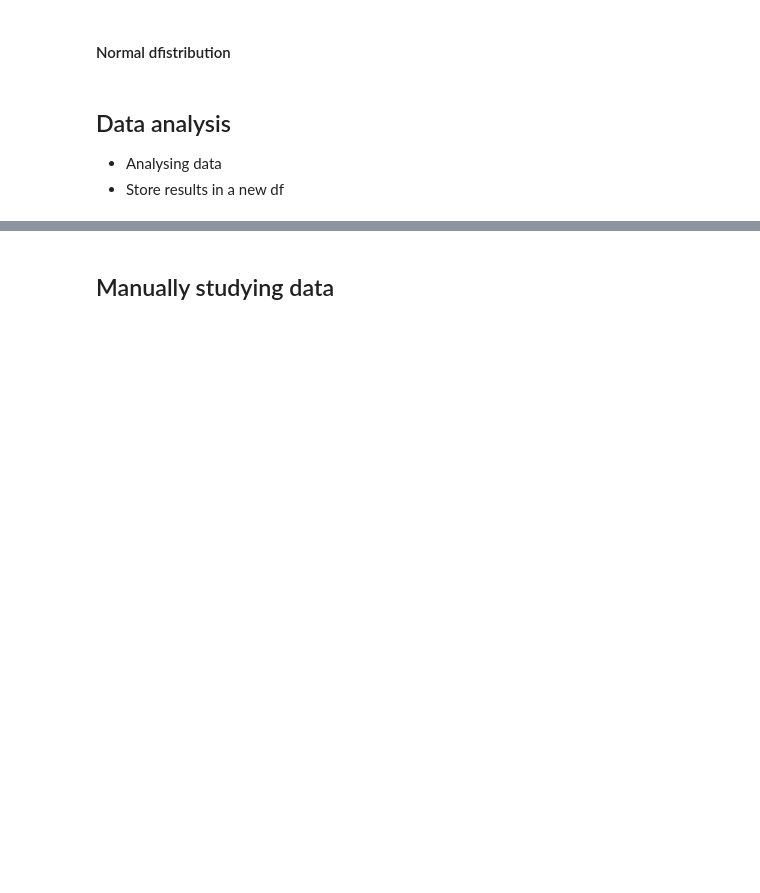
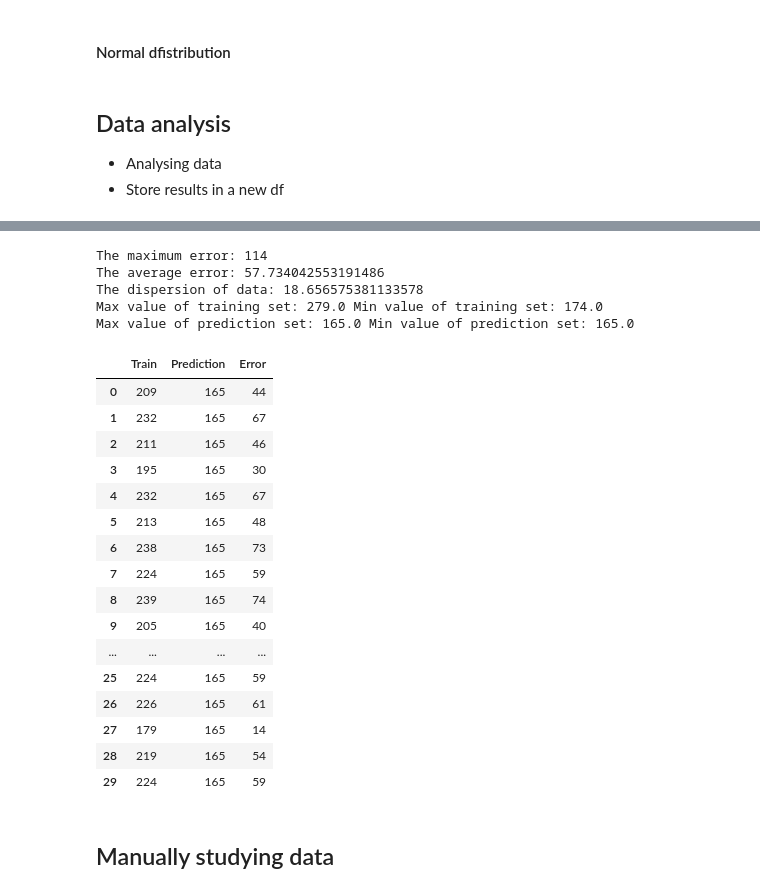
Before and after one commit to darioWorknet/NBA_stats, a Jupyter notebook: request_test.ipynb, the cells around one changed output, grey strips where cells are left out. Saved outputs shown, nothing was run; the diff lists cells and outputs as text; code cells hidden in the pictures; blank space fills up the shorter version.

Commit message:
Machine learning model implemented
New modules added, one hot encoding model implemented

```diff
--- a/request_test.ipynb
+++ b/request_test.ipynb
@@ -81,0 +126,4 @@ stats_df = resources.nba_stats.stats(df)
+# %%
+y = df['TotalScore'].values
+y = y.astype(np.float64)
+y = y.reshape(-1, 1)
@@ -81,0 +140,19 @@ stats_df = resources.nba_stats.stats(df)
+# %%
+# Create training and validations sets
+from sklearn.model_selection import train_test_split
+X_train, X_test, y_train, y_test = train_test_split(X_norm, y_norm, test_size=0.3, random_state=42)
+# %%
+# Create you neural net
+from keras.models import Sequential
+from keras.layers import Dense
+model = Sequential()
+model.add(Dense(9, input_dim=6, activation='sigmoid')) # 14
+# model.add(Dense(16, activation='relu'))
+model.add(Dense(5, activation='relu'))
+model.add(Dense(2, activation='relu'))
+model.add(Dense(1, activation='relu'))
+
+model.compile(loss='binary_crossentropy', optimizer='adam', metrics=['accuracy'])
+# %%
+# Train model
+model.fit(X_norm, y_norm, epochs=500, batch_size=50, shuffle=True, verbose=2)
@@ -82,3 +182,47 @@ stats_df = resources.nba_stats.stats(df)
+# %%
+predictions = model.predict(X_test)
+predictions = y_scaler.inverse_transform(predictions)
+y_test_deno = y_scaler.inverse_transform(y_test)
+
+data = np.concatenate((y_test_deno, predictions), axis=1)
+
+# comparation = pd.DataFrame({'TrainSet': y_train_deno[:5], 'Prediction': predictions[:5]})
+comparation = pd.DataFrame(data=data, columns=["Train", "Prediction"])
+comparation['Prediction'] = comparation['Prediction'].round()
+comparation['Error'] = abs(comparation['Train'] - comparation['Prediction'])
+comparation = comparation.astype('int32')
+
+print('The maximum error:', comparation['Error'].max())
+print('The average error:', comparation['Error'].mean())
+print('The dispersion of data:', comparation['Error'].std())
+
+print('Max value of training set:', y_test_deno.max(), 'Min value of training set:', y_test_deno.min())
+print('Max value of prediction set:', predictions.max(), 'Min value of prediction set:', predictions.min())
+
+comparation.head(30)
+# %% [output]
+The maximum error: 114
+The average error: 57.734042553191486
+The dispersion of data: 18.656575381133578
+Max value of training set: 279.0 Min value of training set: 174.0
+Max value of prediction set: 165.0 Min value of prediction set: 165.0
+|  | Train | Prediction | Error |
+| 0 | 209 | 165 | 44 |
+| 1 | 232 | 165 | 67 |
+| 2 | 211 | 165 | 46 |
+| 3 | 195 | 165 | 30 |
+| 4 | 232 | 165 | 67 |
+| 5 | 213 | 165 | 48 |
+| 6 | 238 | 165 | 73 |
+| 7 | 224 | 165 | 59 |
+| 8 | 239 | 165 | 74 |
+| 9 | 205 | 165 | 40 |
+| ... | ... | ... | ... |
+| 25 | 224 | 165 | 59 |
+| 26 | 226 | 165 | 61 |
+| 27 | 179 | 165 | 14 |
+| 28 | 219 | 165 | 54 |
+| 29 | 224 | 165 | 59 |
 # %% [markdown]
 ## Manually studying data
 # %%
```
Also changed, not shown: parts of 14 cells of this notebook, 12 other files.
